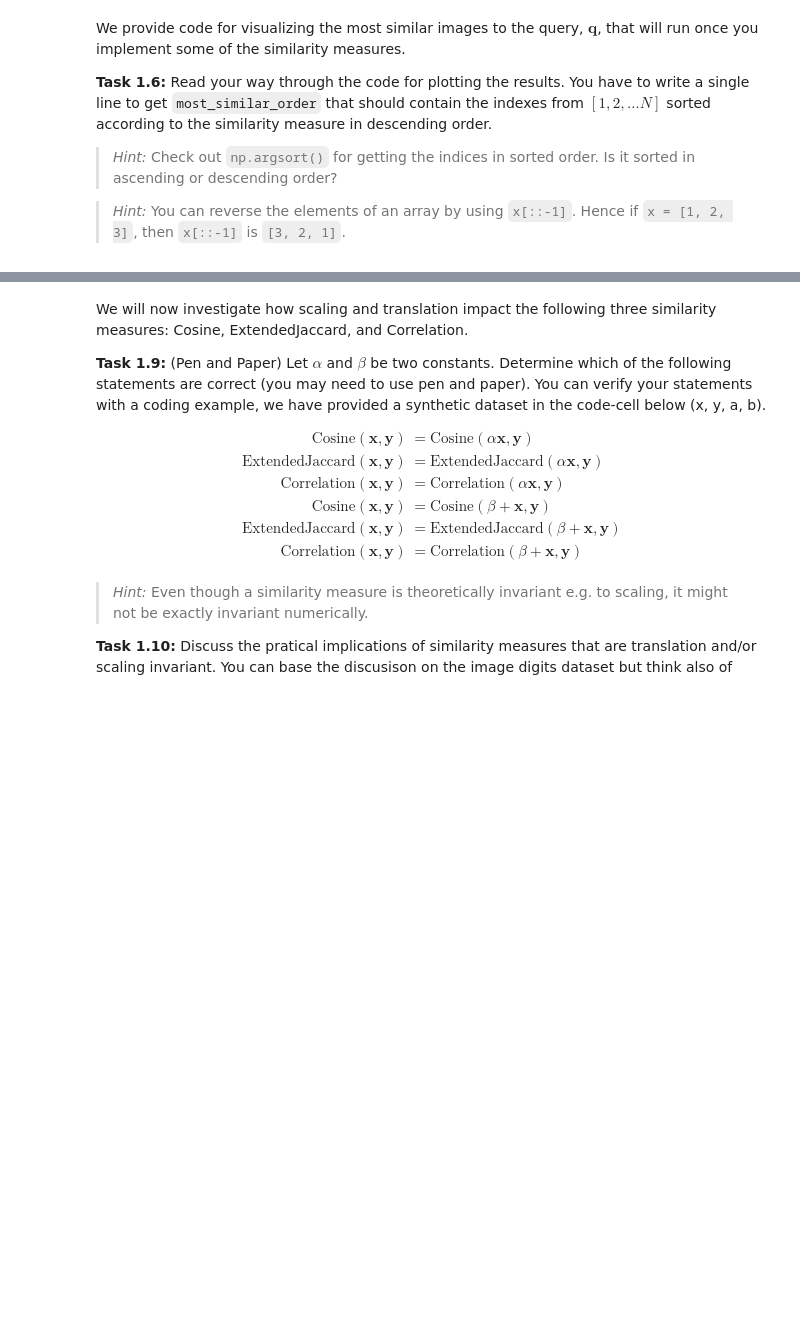
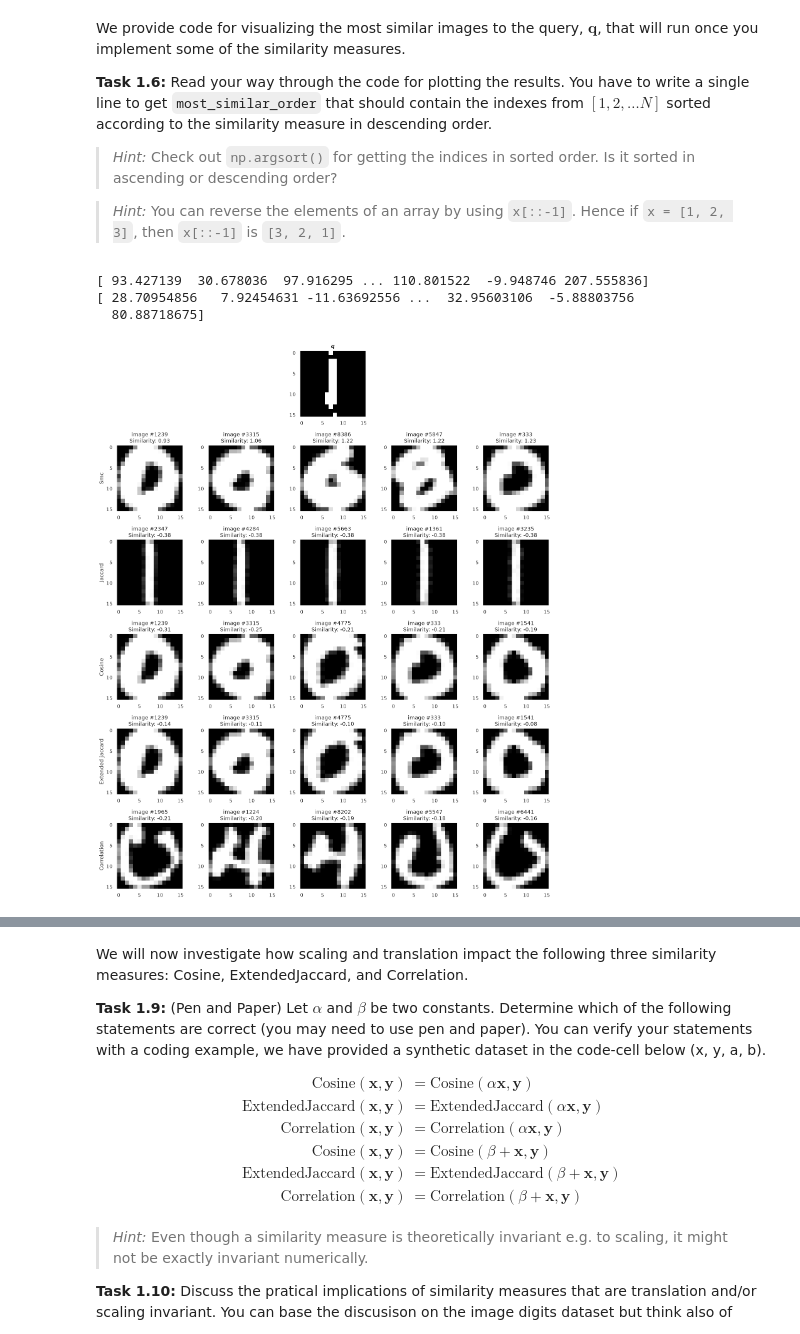
Before and after one commit to NicolaiNielsen/02452exercises, a Jupyter notebook: week2/exercise2.ipynb, the cells around one changed output, grey strips where cells are left out. Drawn from its saved outputs; the diff is of its cells as text; code cells hidden in the pictures; blank space fills up the shorter version.

```diff
--- a/week2/exercise2.ipynb
+++ b/week2/exercise2.ipynb
@@ -385,36 +405,41 @@ ax.grid(False)
 plot_idx = top_k + 1 # update plot index
 
 # Iterate over the similarity functions and compute similarities
 for sim_func in similarity_functions:
     # Compute similarities using the binarized images and query
-    similarities = sim_func(q_binarized, X_binarized)
-
+    #similarities = sim_func(q_binarized, X_binarized)
+    similarities = sim_func(q, X)
     # Task 1.6: Use np.argsort to sort the similarities in descending order - save as "most_similar_order"
     # YOUR CODE HERE
-    most_similar_order = np.argsort(similarities)[::-1]
+    most_similar_order = np.argsort(similarities)
 
     # Sort the images in the database
     sorted_images = X[most_similar_order]
 
     # Plot the top-k most similar images under the corresponding similarity function
     for k in range(top_k):
         # Create subplot for each image
         ax = fig.add_subplot(len(similarity_functions)+1, top_k, plot_idx)
         # Plot the image
         ax.imshow(sorted_images[k].reshape(16, 16), cmap='gray')
         # Set a title
         ax.set_title(f'image #{most_similar_order[k]}\nSimilarity: {similarities[most_similar_order[k]]:.2f}')
         ax.grid(False)
 
         # Add y-label if it's the first image in the row
         if k == 0:
             ax.set_ylabel(f'{sim_func.__name__.capitalize().replace("_", " ")}')
 
         # Update plot index
         plot_idx += 1
 
 fig.tight_layout()
 plt.show()
+# %% [output]
+[ 93.427139  30.678036  97.916295 ... 110.801522  -9.948746 207.555836]
+[ 28.70954856   7.92454631 -11.63692556 ...  32.95603106  -5.88803756
+  80.88718675]
+[figure, added]
 # %% [markdown]
 Congratulations! <br> If your implementation is correct, we should be able to retrieve somewhat reasonable images using either of the measures and we have the basis of a recommender system.
 
```
Also changed, not shown: parts of 8 cells of this notebook, 9 other files.
